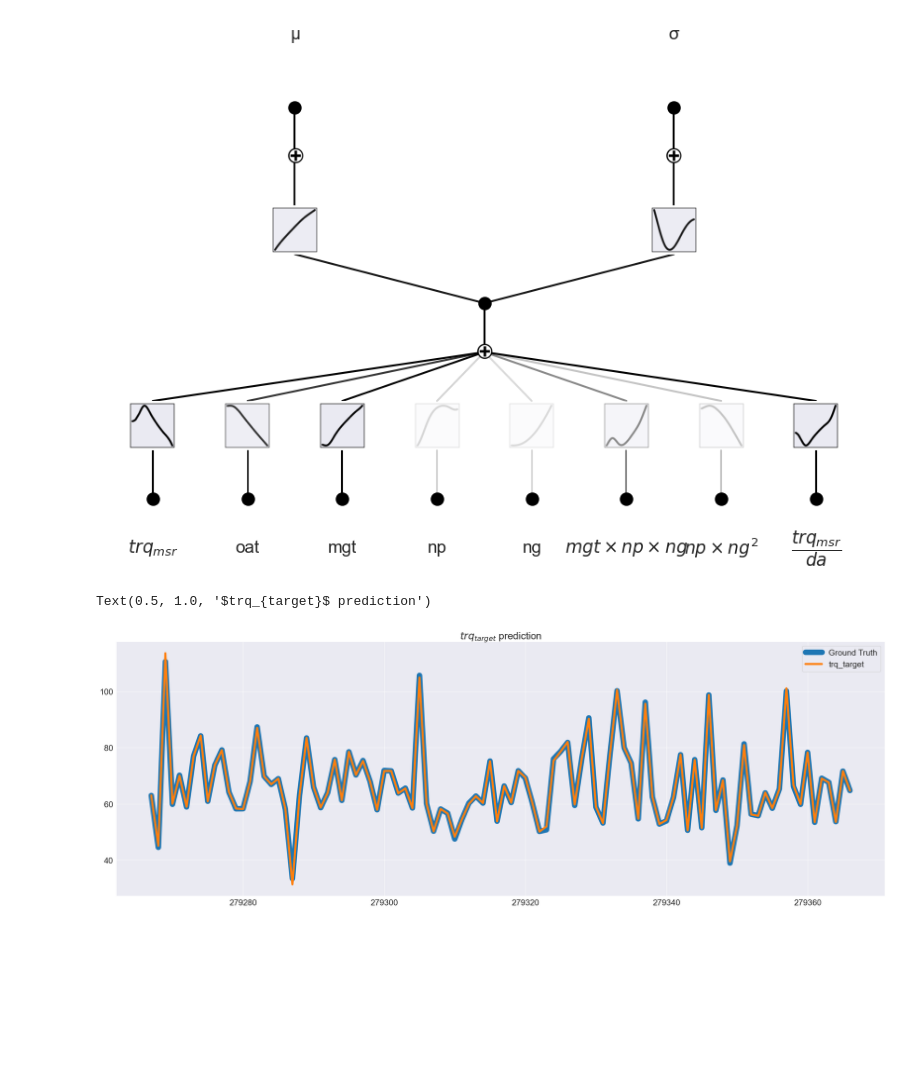
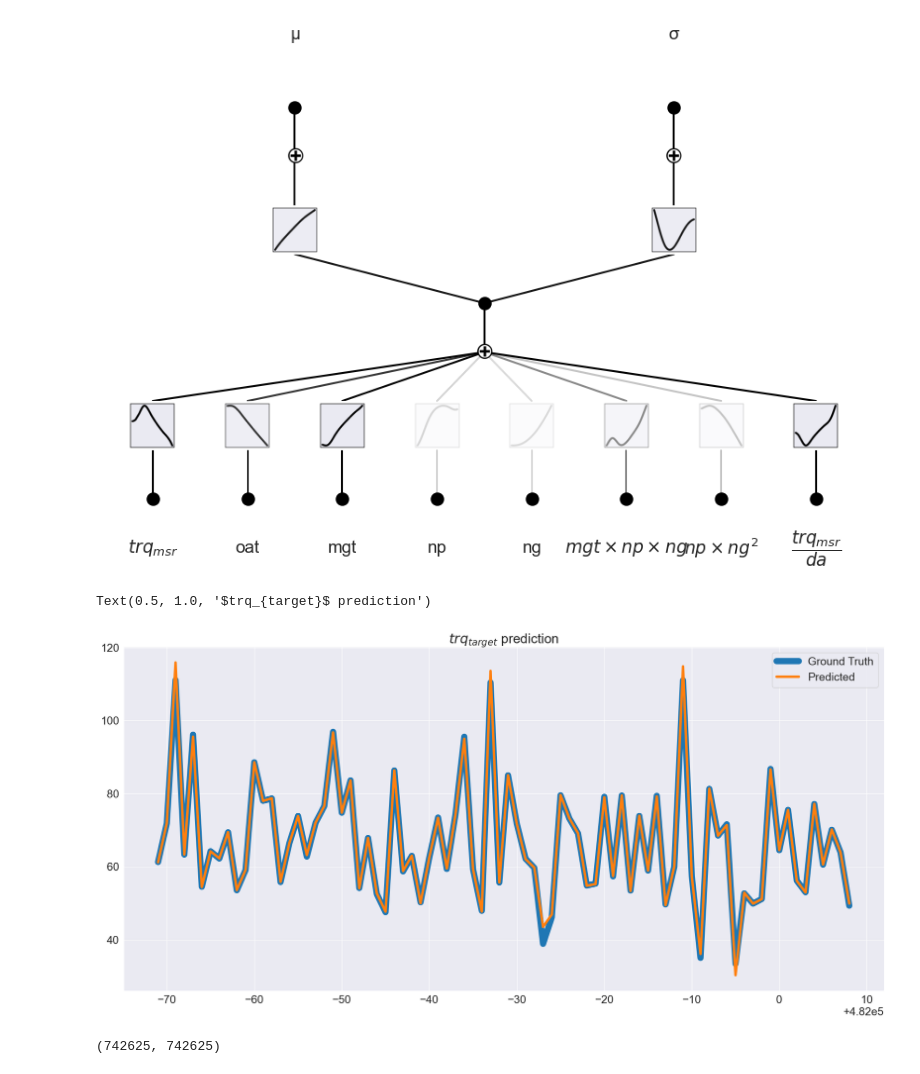
Before and after one commit to MrPio/PHM_North_America_2024_Challenge, a Jupyter notebook: 2-torque_margin_pdf_regression/2.3-Using_Learned_Regressor_To_Predict_Torque_Target.ipynb, the cells around one changed output. Drawn from its saved outputs; the diff is of its cells as text; code cells hidden in the pictures; blank space fills up the shorter version.

```diff
--- a/2-torque_margin_pdf_regression/2.3-Using_Learned_Regressor_To_Predict_Torque_Target.ipynb
+++ b/2-torque_margin_pdf_regression/2.3-Using_Learned_Regressor_To_Predict_Torque_Target.ipynb
@@ -65,8 +67,8 @@ def predict(model, batch_size=8192) -> pd.DataFrame:
     predictions = []
 
     with torch.no_grad():
-        for i in range(dataset_x.size(0) // batch_size):
-            x = dataset_x[i * batch_size:(i + 1) * batch_size]
+        for i in range(math.ceil(dataset_x.size(0) / batch_size)):
+            x = dataset_x[i * batch_size:min(dataset_x.size(0), (i + 1) * batch_size)]
             mu, _ = model(x)
             mu = mu * df_y.std() + df_y.mean()
             predictions.extend(mu.detach().cpu().numpy().tolist())
@@ -74,13 +76,17 @@ def predict(model, batch_size=8192) -> pd.DataFrame:
 # %%
 prediction = predict(pyKAN)
 # %%
-LENGTH = 100
+LENGTH = 80
 i = random.randint(0, len(df_y) - LENGTH)
-ax = df_y[i:i + LENGTH].plot(figsize=(30, 10), linewidth=12, label='Ground Truth')
-prediction[i:i + LENGTH].plot(ax=ax, linestyle='-', linewidth=4.5, label='Predicted')
+ax = df_y[i:i + LENGTH].plot(figsize=(22, 10), linewidth=10, label='Ground Truth')
+prediction['trq_target'][i:i + LENGTH].plot(ax=ax, linestyle='-', linewidth=4, label='Predicted')
 ax.legend()
 ax.set_title('$trq_{target}$ prediction')
 # %% [output]
 Text(0.5, 1.0, '$trq_{target}$ prediction')
-[figure, old version]
+[figure, new version]
+# %%
+len(prediction), len(df_x)
+# %% [output]
+(742625, 742625)
 # %%
```
Also changed, not shown: parts of 2 cells of this notebook, 19 other files.
